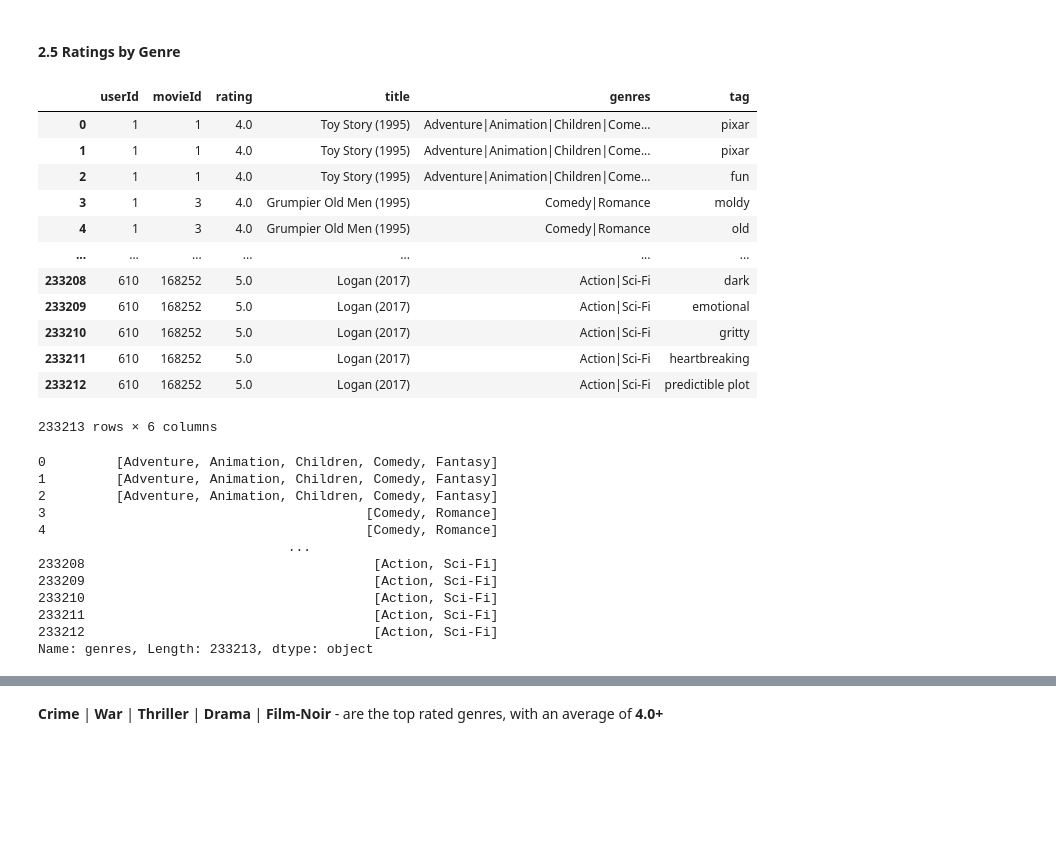
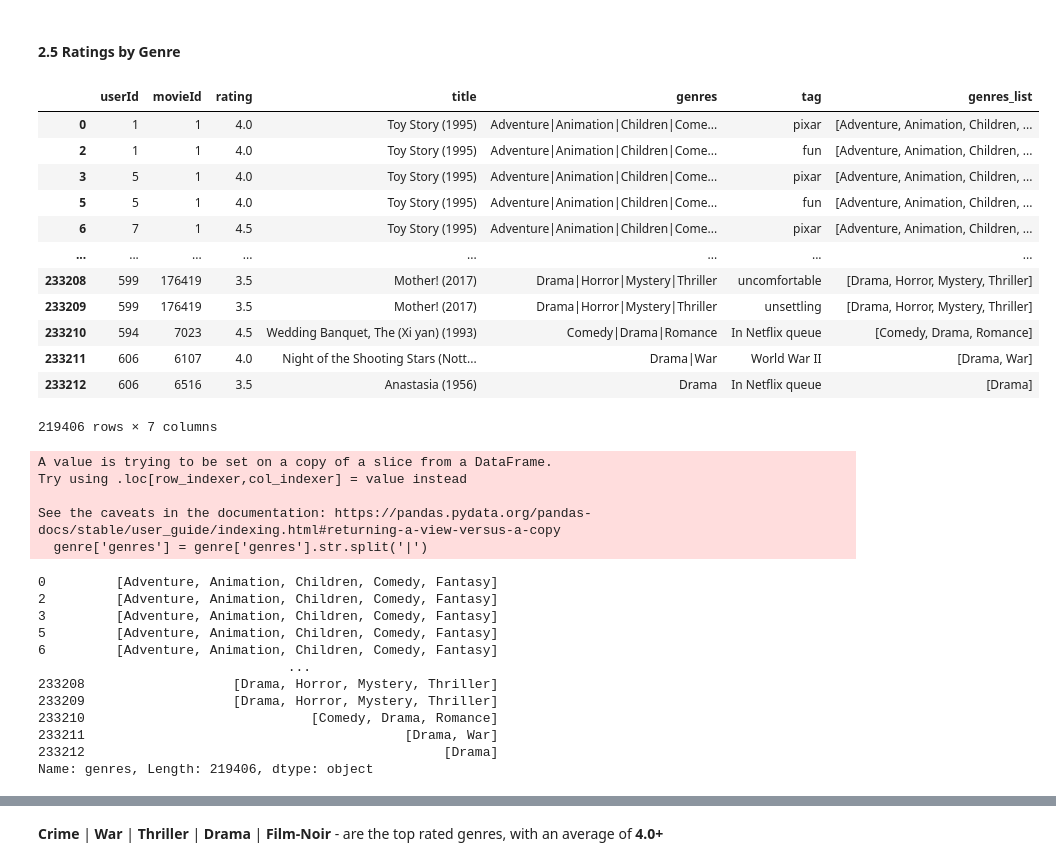
Before and after one commit to am-eric/Movie-recommendation-system, a Jupyter notebook: analysis.ipynb, the cells around one changed output, grey strips where cells are left out. Drawn from its saved outputs; the diff is of its cells as text; code cells hidden in the pictures; blank space fills up the shorter version.

```diff
--- a/analysis.ipynb
+++ b/analysis.ipynb
@@ -231,0 +274,2 @@ merged_df.head()
+# %%
+cleaned_df=merged_df.drop_duplicates()
@@ -345,0 +413,10 @@ plt.show()
+# %%
+cleaned_df['genres_list']=cleaned_df['genres'].str.split('|')
+
+genre_counts= cleaned_df['genres_list'].explode().value_counts()
+
+genre_counts.plot(kind='bar',color='orange')
+plt.xlabel('Genre')
+plt.ylabel('Count')
+plt.title('Genre Distribution')
+plt.show()
@@ -420,38 +503,43 @@ plt.show()
 # %% [markdown]
 #### 2.5 Ratings by Genre
 # %%
-genre = merged_df
+genre = cleaned_df
 genre
 # %% [output]
-|  | userId | movieId | rating | title | genres | tag |
-| 0 | 1 | 1 | 4.0 | Toy Story (1995) | Adventure|Animation|Children|Come... | pixar |
-| 1 | 1 | 1 | 4.0 | Toy Story (1995) | Adventure|Animation|Children|Come... | pixar |
-| 2 | 1 | 1 | 4.0 | Toy Story (1995) | Adventure|Animation|Children|Come... | fun |
-| 3 | 1 | 3 | 4.0 | Grumpier Old Men (1995) | Comedy|Romance | moldy |
-| 4 | 1 | 3 | 4.0 | Grumpier Old Men (1995) | Comedy|Romance | old |
-| ... | ... | ... | ... | ... | ... | ... |
-| 233208 | 610 | 168252 | 5.0 | Logan (2017) | Action|Sci-Fi | dark |
-| 233209 | 610 | 168252 | 5.0 | Logan (2017) | Action|Sci-Fi | emotional |
-| 233210 | 610 | 168252 | 5.0 | Logan (2017) | Action|Sci-Fi | gritty |
-| 233211 | 610 | 168252 | 5.0 | Logan (2017) | Action|Sci-Fi | heartbreaking |
-| 233212 | 610 | 168252 | 5.0 | Logan (2017) | Action|Sci-Fi | predictible plot |
+|  | userId | movieId | rating | title | genres | tag | genres_list |
+| 0 | 1 | 1 | 4.0 | Toy Story (1995) | Adventure|Animation|Children|Come... | pixar | [Adventure, Animation, Children, ... |
+| 2 | 1 | 1 | 4.0 | Toy Story (1995) | Adventure|Animation|Children|Come... | fun | [Adventure, Animation, Children, ... |
+| 3 | 5 | 1 | 4.0 | Toy Story (1995) | Adventure|Animation|Children|Come... | pixar | [Adventure, Animation, Children, ... |
+| 5 | 5 | 1 | 4.0 | Toy Story (1995) | Adventure|Animation|Children|Come... | fun | [Adventure, Animation, Children, ... |
+| 6 | 7 | 1 | 4.5 | Toy Story (1995) | Adventure|Animation|Children|Come... | pixar | [Adventure, Animation, Children, ... |
+| ... | ... | ... | ... | ... | ... | ... | ... |
+| 233208 | 599 | 176419 | 3.5 | Mother! (2017) | Drama|Horror|Mystery|Thriller | uncomfortable | [Drama, Horror, Mystery, Thriller] |
+| 233209 | 599 | 176419 | 3.5 | Mother! (2017) | Drama|Horror|Mystery|Thriller | unsettling | [Drama, Horror, Mystery, Thriller] |
+| 233210 | 594 | 7023 | 4.5 | Wedding Banquet, The (Xi yan) (1993) | Comedy|Drama|Romance | In Netflix queue | [Comedy, Drama, Romance] |
+| 233211 | 606 | 6107 | 4.0 | Night of the Shooting Stars (Nott... | Drama|War | World War II | [Drama, War] |
+| 233212 | 606 | 6516 | 3.5 | Anastasia (1956) | Drama | In Netflix queue | [Drama] |
-233213 rows × 6 columns
+219406 rows × 7 columns
 # %%
 genre['genres'] = genre['genres'].str.split('|')
 genre['genres']
 # %% [output]
-0         [Adventure, Animation, Children, Comedy, Fantasy]
-1         [Adventure, Animation, Children, Comedy, Fantasy]
-2         [Adventure, Animation, Children, Comedy, Fantasy]
-3                                         [Comedy, Romance]
-4                                         [Comedy, Romance]
-                                ...
-233208                                     [Action, Sci-Fi]
-233209                                     [Action, Sci-Fi]
-233210                                     [Action, Sci-Fi]
-233211                                     [Action, Sci-Fi]
-233212                                     [Action, Sci-Fi]
-Name: genres, Length: 233213, dtype: object
+A value is trying to be set on a copy of a slice from a DataFrame.
+Try using .loc[row_indexer,col_indexer] = value instead
+
+See the caveats in the documentation: https://pandas.pydata.org/pandas-docs/stable/user_guide/indexing.html#returning-a-view-versus-a-copy
+  genre['genres'] = genre['genres'].str.split('|')
+0         [Adventure, Animation, Children, Comedy, Fantasy]
+2         [Adventure, Animation, Children, Comedy, Fantasy]
+3         [Adventure, Animation, Children, Comedy, Fantasy]
+5         [Adventure, Animation, Children, Comedy, Fantasy]
+6         [Adventure, Animation, Children, Comedy, Fantasy]
+                                ...
+233208                   [Drama, Horror, Mystery, Thriller]
+233209                   [Drama, Horror, Mystery, Thriller]
+233210                             [Comedy, Drama, Romance]
+233211                                         [Drama, War]
+233212                                              [Drama]
+Name: genres, Length: 219406, dtype: object
 # %%
 genres_exploded = genre.explode('genres')
 genres_exploded
```
Also changed, not shown: parts of 54 cells of this notebook.
